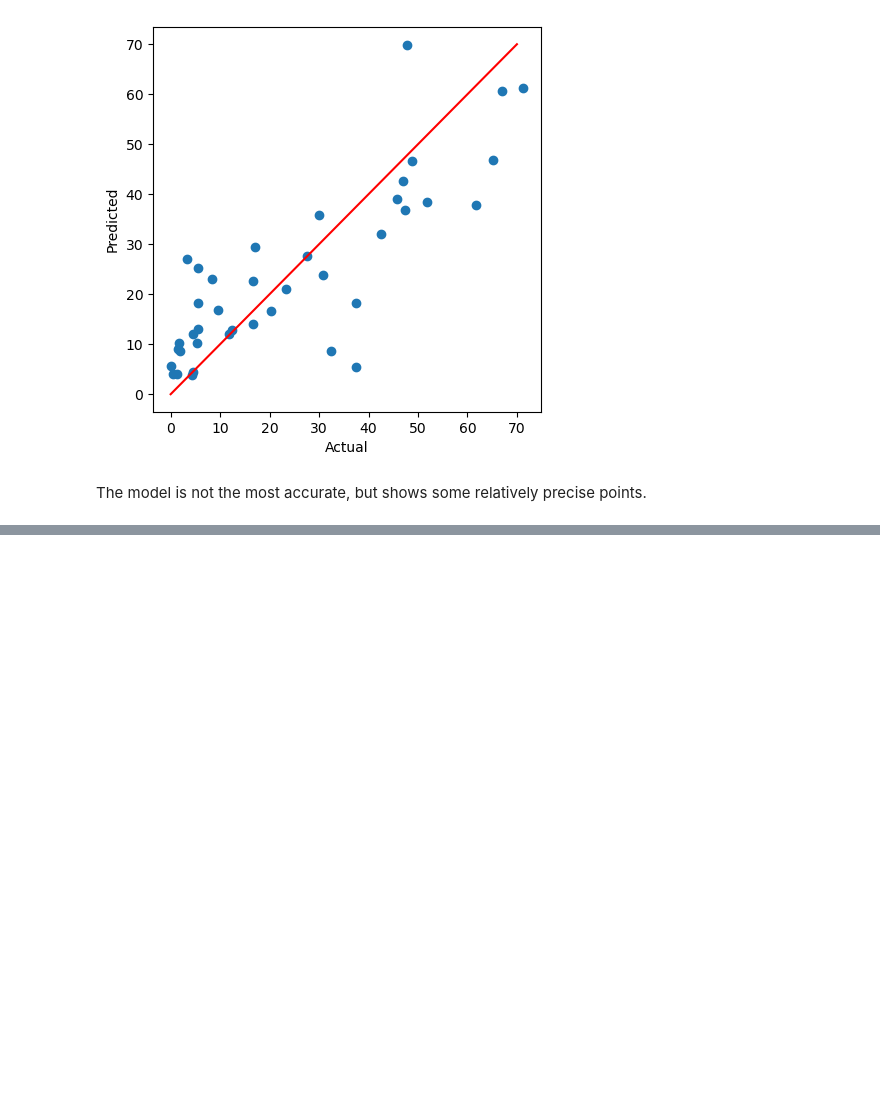
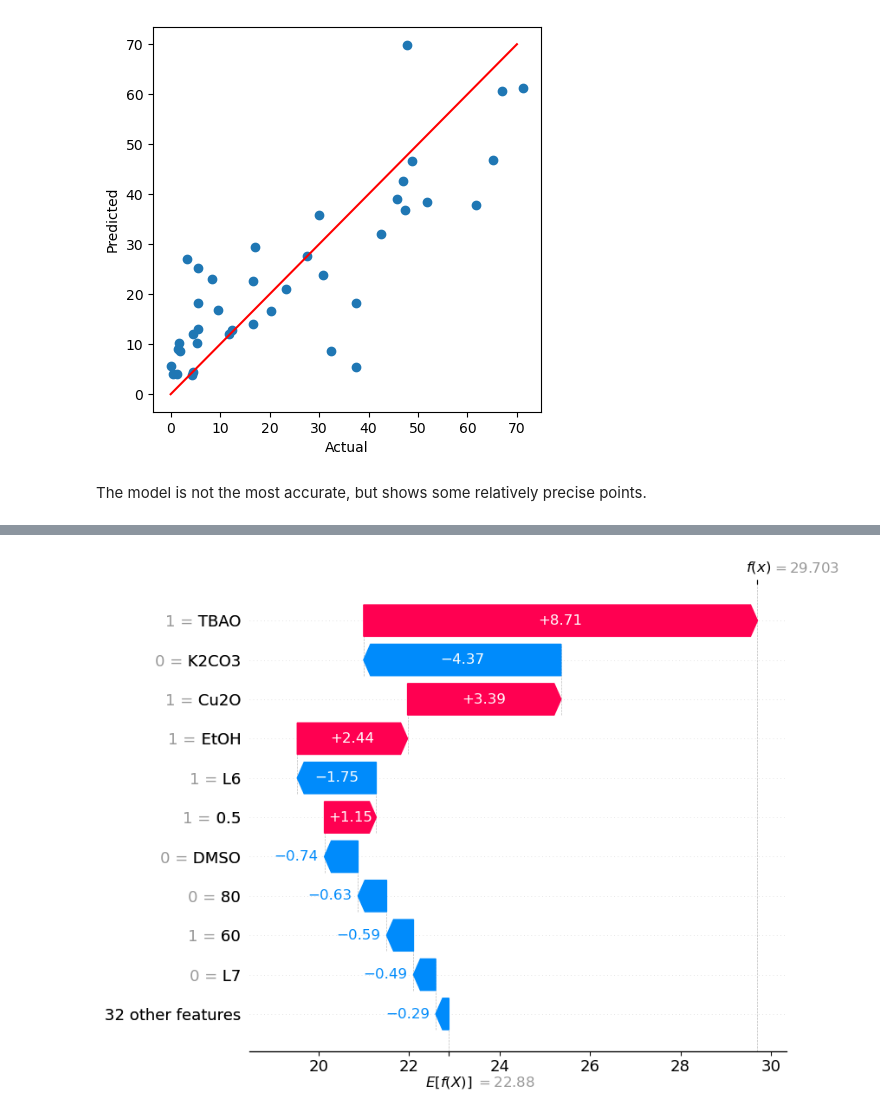
Before and after one commit to schwallergroup/CuCNCC, a Jupyter notebook: notebooks/RandomForestRegressor_OHE.ipynb, the cells around one changed output, grey strips where cells are left out. Cells and saved outputs as stored; diff of their text form; code cells hidden in the pictures; blank space fills up the shorter version.

```diff
--- a/notebooks/RandomForestRegressor_OHE.ipynb
+++ b/notebooks/RandomForestRegressor_OHE.ipynb
@@ -493,0 +496,7 @@ The model is not the most accurate, but shows some relatively precise points.
+# %%
+rxns_df_x = rxns_df_x.drop("EI", axis = 1)
+rxns_df_x = rxns_df_x.drop("TS", axis = 1)
+rxns_df_x = rxns_df_x.drop("UCB", axis = 1)
+for i in range(0,11):
+    rxns_df_x = rxns_df_x.drop(f"Round {i}", axis=1)
+rxns_df_x
@@ -493,0 +517,7 @@ The model is not the most accurate, but shows some relatively precise points.
+# %%
+x_train, x_temp, y_train, y_temp = train_test_split(rxns_df_x, rxns_df_y, test_size=0.1, random_state=42)
+x_val, x_test, y_val, y_test = train_test_split(x_temp, y_temp, test_size=0.5,random_state=42)
+# going for the 90/5/5 model that we found was the most accurate
+# %%
+model = RandomForestRegressor(random_state=42)
+model.fit(x_train, y_train)
@@ -493,0 +559,7 @@ The model is not the most accurate, but shows some relatively precise points.
+# %%
+explainer = shap.Explainer(model, x_train)
+shap_values = explainer(x_val, check_additivity=False)
+# %%
+shap.plots.waterfall(shap_values[0], max_display=11)
+# %% [output]
+[figure, added]
```
Also changed, not shown: parts of 34 cells of this notebook.
